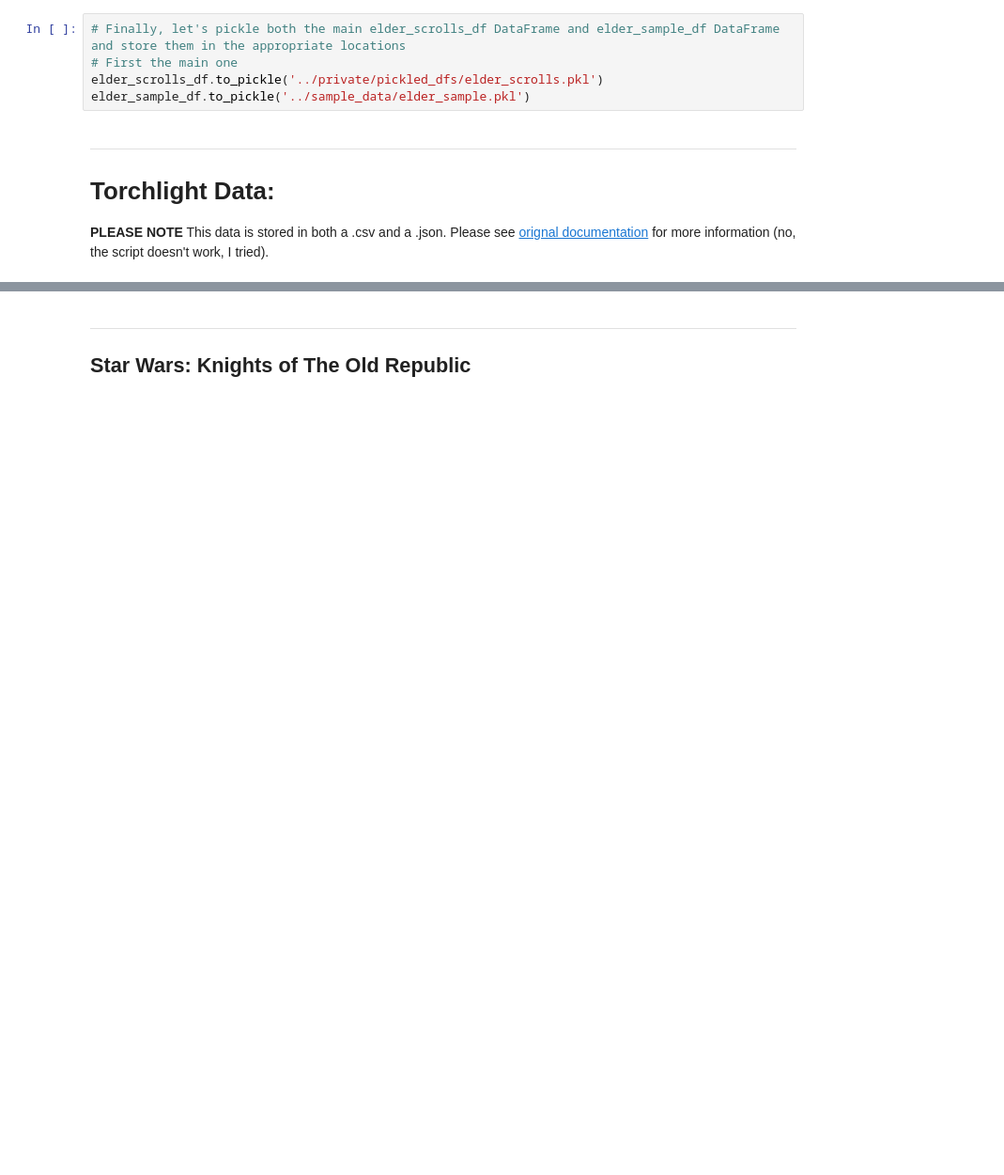
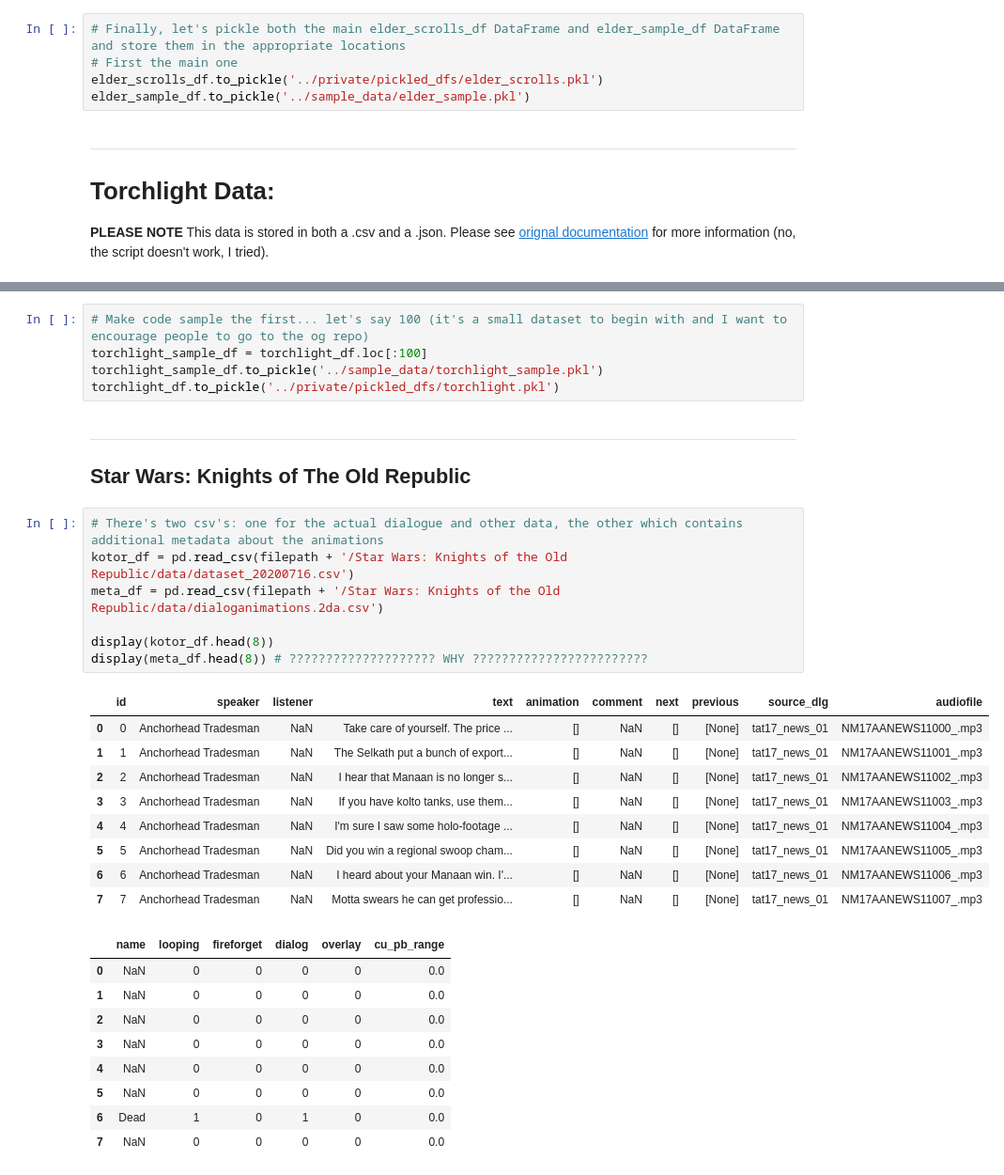
Before and after one commit to Data-Science-for-Linguists-2022/Pragmatics-In-Video-Games, a Jupyter notebook: notebooks/initial_base_data_exploration.ipynb, the cells around one changed output, grey strips where cells are left out. Shown at 94% size. Drawn from its saved outputs; the diff is of its cells as text; blank space fills up the shorter version.

```diff
--- a/notebooks/initial_base_data_exploration.ipynb
+++ b/notebooks/initial_base_data_exploration.ipynb
@@ -234,3 +319,34 @@ display(torchlight_df.head())
+# %%
+# Make code sample the first... let's say 100 (it's a small dataset to begin with and I want to encourage people to go to the og repo)
+torchlight_sample_df = torchlight_df.loc[:100]
+torchlight_sample_df.to_pickle('../sample_data/torchlight_sample.pkl')
+torchlight_df.to_pickle('../private/pickled_dfs/torchlight.pkl')
 # %% [markdown]
 ***
 ## Star Wars: Knights of The Old Republic
+# %%
+# There's two csv's: one for the actual dialogue and other data, the other which contains additional metadata about the animations
+kotor_df = pd.read_csv(filepath + '/Star Wars: Knights of the Old Republic/data/dataset_20200716.csv')
+meta_df = pd.read_csv(filepath + '/Star Wars: Knights of the Old Republic/data/dialoganimations.2da.csv')
+
+display(kotor_df.head(8))
+display(meta_df.head(8)) # ???????????????????? WHY ????????????????????????
+# %% [output]
+|  | id | speaker | listener | text | animation | comment | next | previous | source_dlg | audiofile |
+| 0 | 0 | Anchorhead Tradesman | NaN | Take care of yourself. The price ... | [] | NaN | [] | [None] | tat17_news_01 | NM17AANEWS11000_.mp3 |
+| 1 | 1 | Anchorhead Tradesman | NaN | The Selkath put a bunch of export... | [] | NaN | [] | [None] | tat17_news_01 | NM17AANEWS11001_.mp3 |
+| 2 | 2 | Anchorhead Tradesman | NaN | I hear that Manaan is no longer s... | [] | NaN | [] | [None] | tat17_news_01 | NM17AANEWS11002_.mp3 |
+| 3 | 3 | Anchorhead Tradesman | NaN | If you have kolto tanks, use them... | [] | NaN | [] | [None] | tat17_news_01 | NM17AANEWS11003_.mp3 |
+| 4 | 4 | Anchorhead Tradesman | NaN | I'm sure I saw some holo-footage ... | [] | NaN | [] | [None] | tat17_news_01 | NM17AANEWS11004_.mp3 |
+| 5 | 5 | Anchorhead Tradesman | NaN | Did you win a regional swoop cham... | [] | NaN | [] | [None] | tat17_news_01 | NM17AANEWS11005_.mp3 |
+| 6 | 6 | Anchorhead Tradesman | NaN | I heard about your Manaan win. I'... | [] | NaN | [] | [None] | tat17_news_01 | NM17AANEWS11006_.mp3 |
+| 7 | 7 | Anchorhead Tradesman | NaN | Motta swears he can get professio... | [] | NaN | [] | [None] | tat17_news_01 | NM17AANEWS11007_.mp3 |
+|  | name | looping | fireforget | dialog | overlay | cu_pb_range |
+| 0 | NaN | 0 | 0 | 0 | 0 | 0.0 |
+| 1 | NaN | 0 | 0 | 0 | 0 | 0.0 |
+| 2 | NaN | 0 | 0 | 0 | 0 | 0.0 |
+| 3 | NaN | 0 | 0 | 0 | 0 | 0.0 |
+| 4 | NaN | 0 | 0 | 0 | 0 | 0.0 |
+| 5 | NaN | 0 | 0 | 0 | 0 | 0.0 |
+| 6 | Dead | 1 | 0 | 1 | 0 | 0.0 |
+| 7 | NaN | 0 | 0 | 0 | 0 | 0.0 |
```
Also changed, not shown: parts of 12 cells of this notebook, 5 other files.
